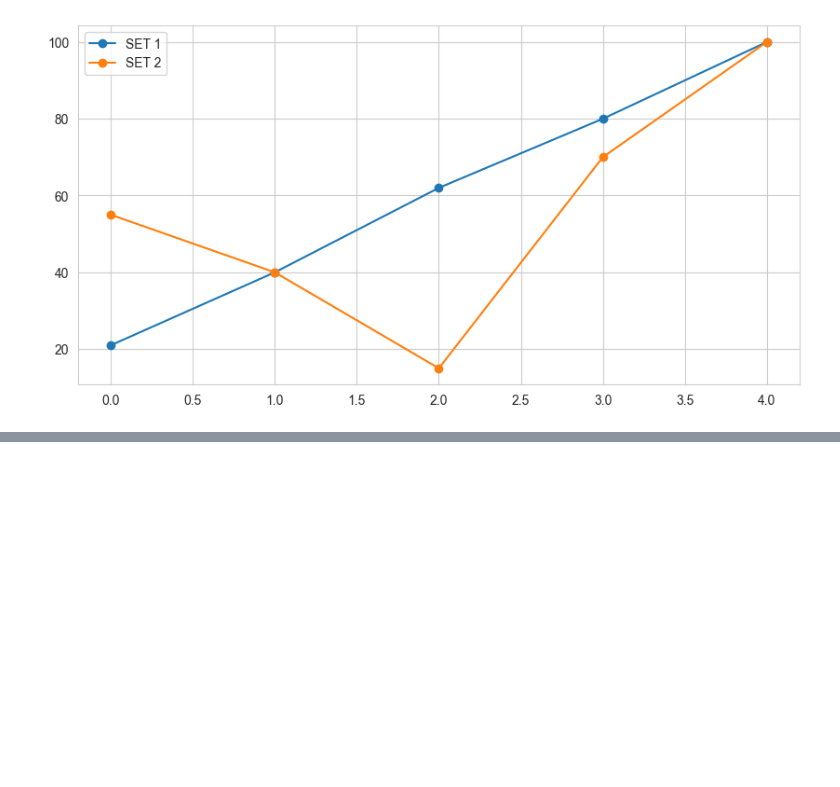
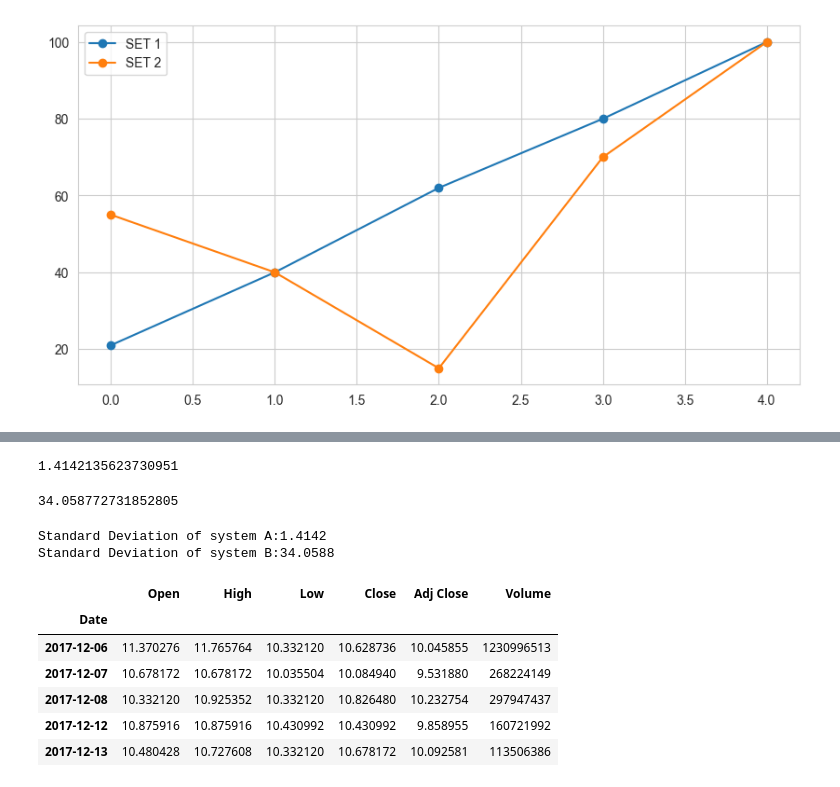
Before and after one commit to pNatTueku/basicPython, a Jupyter notebook: basic_statistics.ipynb, the cells around one changed output, grey strips where cells are left out. Drawn from its saved outputs; the diff is of its cells as text; code cells hidden in the pictures; blank space fills up the shorter version.

```diff
--- a/basic_statistics.ipynb
+++ b/basic_statistics.ipynb
@@ -568,0 +678,28 @@ plt.show()
+# %%
+var_set1 ** (1/2)
+# %% [output]
+1.4142135623730951
+# %%
+var_set2 ** 0.5
+# %% [output]
+34.058772731852805
+# %%
+print(f'Standard Deviation of system A:{var_set1 ** 0.5:.4f}')
+print(f'Standard Deviation of system B:{var_set2 ** 0.5:.4f}')
+# %% [output]
+Standard Deviation of system A:1.4142
+Standard Deviation of system B:34.0588
+# %%
+# apply to real data
+
+gulf = pd.read_csv('Data/SET50_download_r2/GULF.BK.csv', index_col = 0)
+gulf.set_index(pd.to_datetime(gulf.index), inplace = True)
+gulf.head()
+# %% [output]
+|  | Open | High | Low | Close | Adj Close | Volume |
+| Date |  |  |  |  |  |  |
+| 2017-12-06 | 11.370276 | 11.765764 | 10.332120 | 10.628736 | 10.045855 | 1230996513 |
+| 2017-12-07 | 10.678172 | 10.678172 | 10.035504 | 10.084940 | 9.531880 | 268224149 |
+| 2017-12-08 | 10.332120 | 10.925352 | 10.332120 | 10.826480 | 10.232754 | 297947437 |
+| 2017-12-12 | 10.875916 | 10.875916 | 10.430992 | 10.430992 | 9.858955 | 160721992 |
+| 2017-12-13 | 10.480428 | 10.727608 | 10.332120 | 10.678172 | 10.092581 | 113506386 |
```
Also changed, not shown: parts of 29 cells of this notebook.
